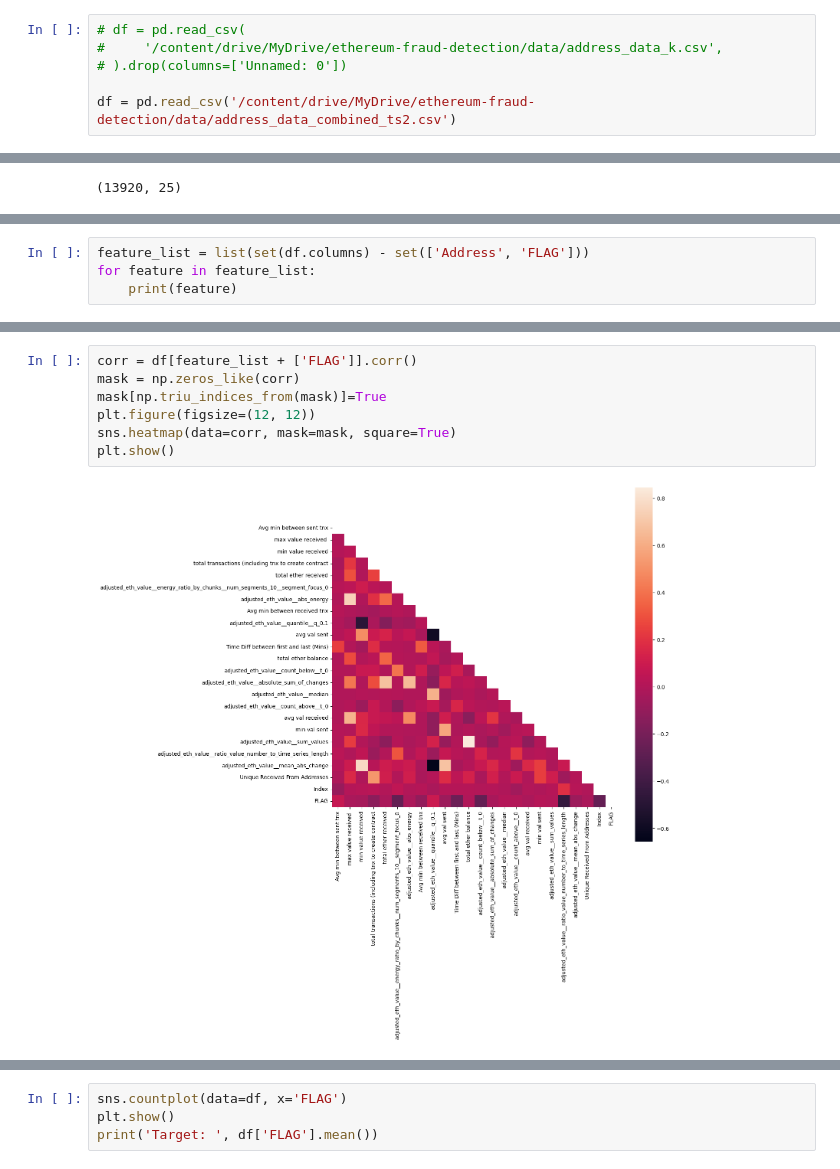
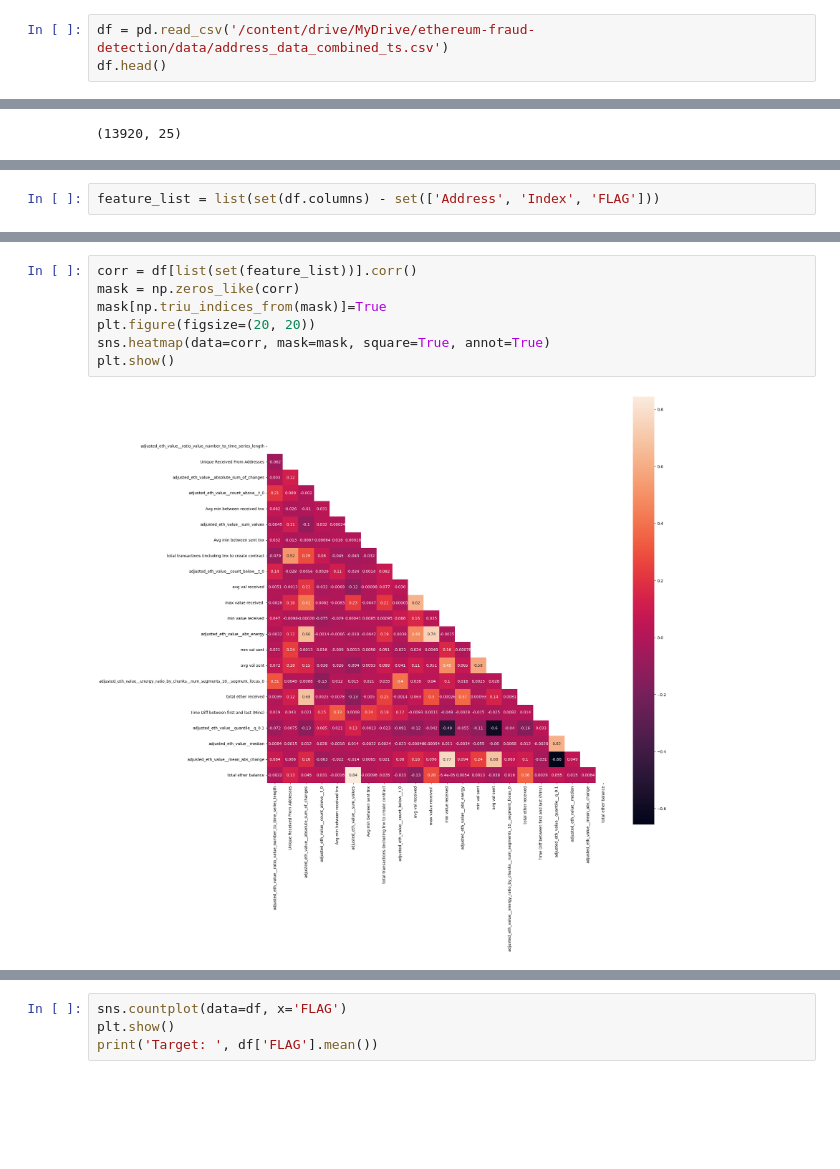
Before and after one commit to shazzad-hasan/ethereum-fraud-detection, a Jupyter notebook: models/logistic_reg.ipynb, the cells around one changed output, grey strips where cells are left out. Cells and saved outputs as stored; diff of their text form; blank space fills up the shorter version.

```diff
--- a/models/logistic_reg.ipynb
+++ b/models/logistic_reg.ipynb
@@ -21,8 +20,5 @@ from scipy.stats import ttest_ind
 import warnings
 warnings.filterwarnings('ignore')
 # %%
-# df = pd.read_csv(
-#     '/content/drive/MyDrive/ethereum-fraud-detection/data/address_data_k.csv',
-# ).drop(columns=['Unnamed: 0'])
-
-df = pd.read_csv('/content/drive/MyDrive/ethereum-fraud-detection/data/address_data_combined_ts2.csv')
+df = pd.read_csv('/content/drive/MyDrive/ethereum-fraud-detection/data/address_data_combined_ts.csv')
+df.head()
@@ -76,4 +37,2 @@ df.describe()
 # %%
-feature_list = list(set(df.columns) - set(['Address', 'FLAG']))
-for feature in feature_list:
-    print(feature)
+feature_list = list(set(df.columns) - set(['Address', 'Index', 'FLAG']))
@@ -98,9 +39,9 @@ Index
 # %%
-corr = df[feature_list + ['FLAG']].corr()
+corr = df[list(set(feature_list))].corr()
 mask = np.zeros_like(corr)
 mask[np.triu_indices_from(mask)]=True
-plt.figure(figsize=(12, 12))
-sns.heatmap(data=corr, mask=mask, square=True)
+plt.figure(figsize=(20, 20))
+sns.heatmap(data=corr, mask=mask, square=True, annot=True)
 plt.show()
 # %% [output]
-[figure, old version]
+[figure, new version]
```
Also changed, not shown: parts of 23 cells of this notebook.
